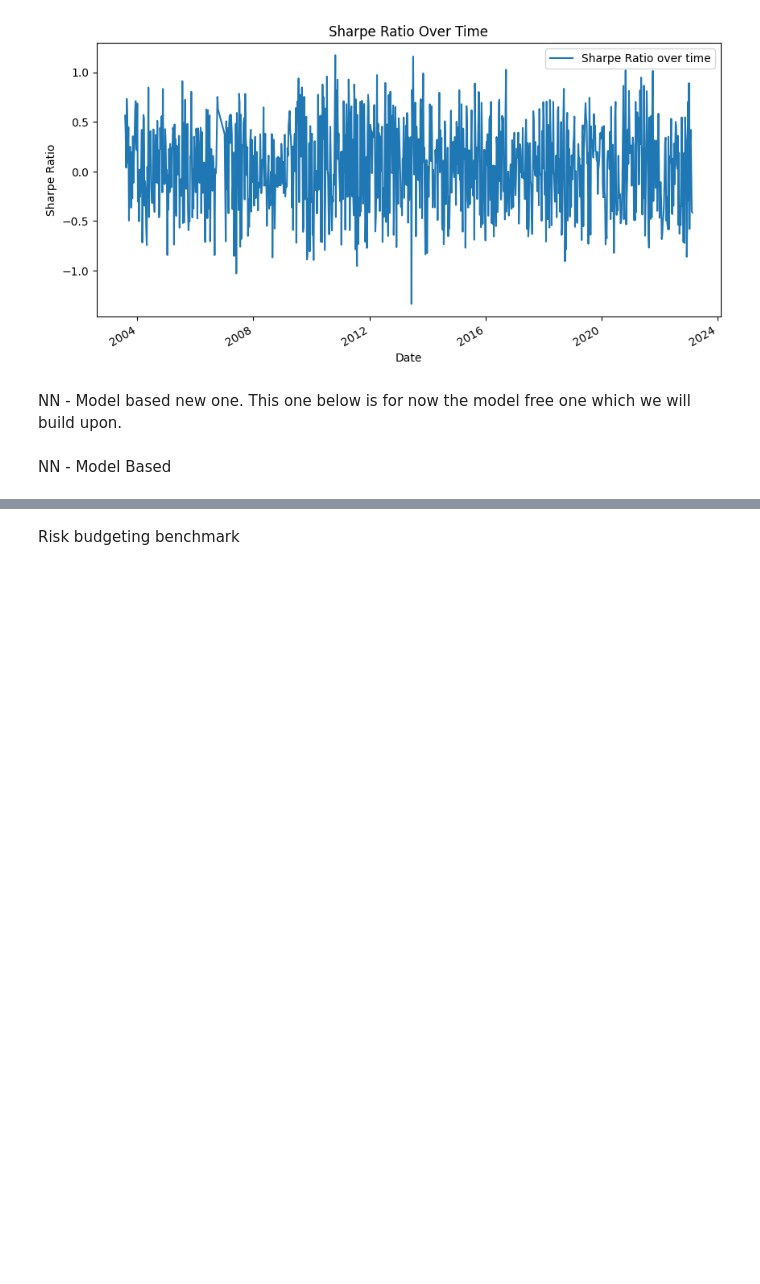
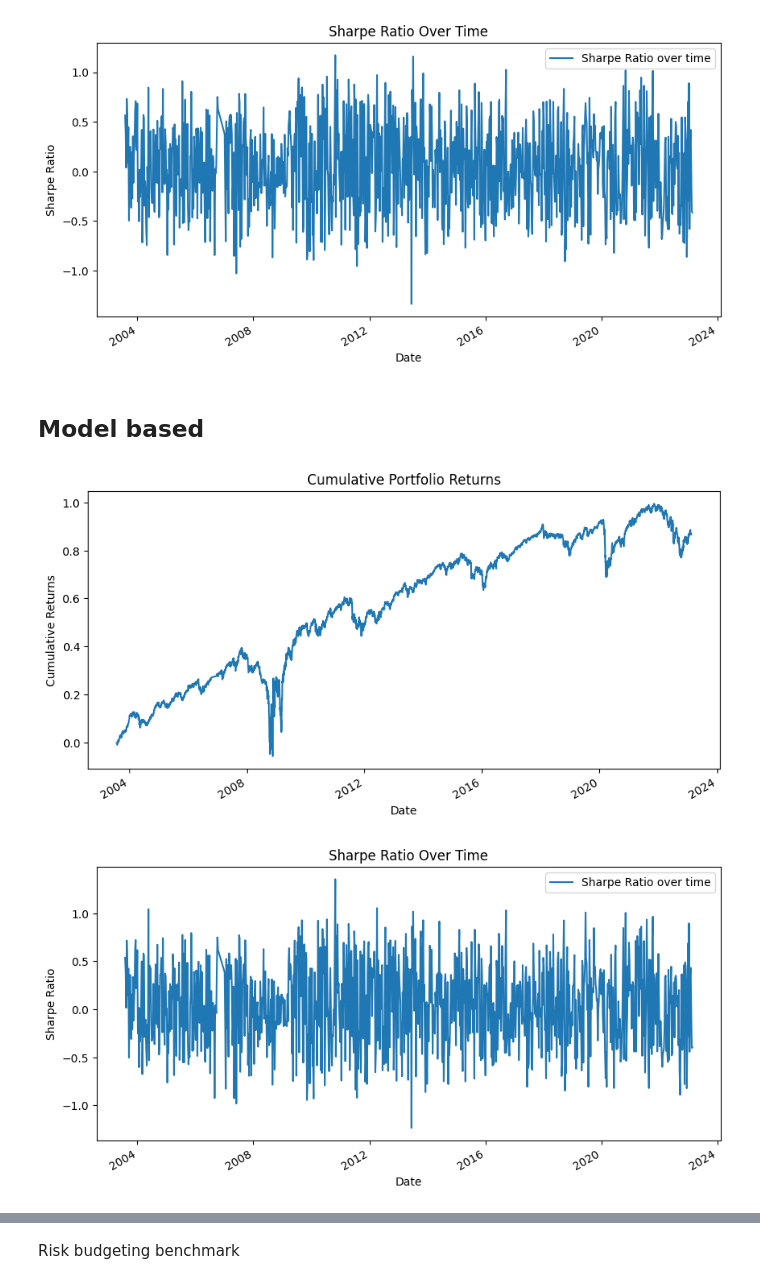
Before and after one commit to JakobA-Scott/ME2313, a Jupyter notebook: ap1_test_3.ipynb, the cells around one changed output, grey strips where cells are left out. Saved outputs shown, nothing was run; the diff lists cells and outputs as text; code cells hidden in the pictures; blank space fills up the shorter version.

```diff
--- a/ap1_test_3.ipynb
+++ b/ap1_test_3.ipynb
@@ -412,9 +405,8 @@ plt.show()
 # %% [output]
 [figure]
 [figure]
-# %% [markdown]
-NN - Model based new one.
-This one below is for now the model free one which we will build upon.
+# %% [markdown]
+## Model based
 # %%
 import torch
 import torch.nn as nn
@@ -426,17 +418,20 @@ from sklearn.preprocessing import StandardScaler
 from tqdm import tqdm
 import matplotlib.pyplot as plt
 import sys
+import cvxpy as cp
 
 # Define the neural network model
-class MultivariateNN(nn.Module):
-    def __init__(self, input_dim, hidden_dim, output_dim):
-        super(MultivariateNN, self).__init__()
+class MultivariateNNWithRiskBudgeting(nn.Module):
+    def __init__(self, input_dim, hidden_dim, n_assets, risk_budgets):
+        super(MultivariateNNWithRiskBudgeting, self).__init__()
         self.input_layer = nn.Linear(input_dim, hidden_dim)
-        self.hidden_layer = nn.Linear(hidden_dim, output_dim)
+        self.hidden_layer = nn.Linear(hidden_dim, hidden_dim)
+        self.risk_budgeting_layer = RiskBudgetingLayer(n_assets, risk_budgets)
 
     def forward(self, x):
         x = F.leaky_relu(self.input_layer(x))
         x = F.softmax(self.hidden_layer(x), dim=1)
+        x = self.risk_budgeting_layer(x)
         return x
 
 # Custom Sharpe Ratio Loss
@@ -453,6 +448,42 @@ class SharpeRatioLoss(nn.Module):
         std_dev_return = portfolio_returns.std()
         sharpe_ratio = (expected_return - self.risk_free_rate) / (std_dev_return + 1e-6)
         return -sharpe_ratio
+
+class RiskBudgetingLayer(nn.Module):
+    def __init__(self, n_assets, risk_budgets):
+        super(RiskBudgetingLayer, self).__init__()
+        self.n_assets = n_assets
+        self.risk_budgets = risk_budgets
+
+    def forward(self, x):
+        # Calculate covariance matrix
+        covariance_matrix = torch.cov(x.T).detach().cpu().numpy()
+        assert covariance_matrix.shape[0] == covariance_matrix.shape[1], "Covariance matrix is not square"
+
+        # Ensure positive semi-definiteness of the covariance matrix
+        covariance_matrix = (covariance_matrix + covariance_matrix.T) / 2
+        eigenvalues, _ = np.linalg.eigh(covariance_matrix)
+        covariance_matrix += np.eye(self.n_assets) * np.maximum(0, -eigenvalues.min() + 1e-6)
+
+        # Convex optimization
+        y = cp.Variable(self.n_assets)
+        objective = cp.Minimize(cp.sqrt(cp.quad_form(y, covariance_matrix)))
+        constraints = [cp.sum(cp.multiply(self.risk_budgets, cp.log(y))) >= 1, y >= 1e-5]
+        problem = cp.Problem(objective, constraints)
+        problem.solve(solver=cp.SCS, qcp=True, eps=1e-5, max_iters=100)
+        optimized_allocation = y.value
+
+        # Check for invalid values and handle them
+        if optimized_allocation is None or np.any(np.isnan(optimized_allocation)):
+            optimized_allocation = np.ones(self.n_assets) / self.n_assets  # Fallback to equal allocation
+
+        # Convert back to PyTorch tensor with a differentiable operation
+        optimized_allocation_tensor = torch.tensor(optimized_allocation, dtype=torch.float, requires_grad=True)
+
+        # Apply softmax to ensure the output sums to 1
+        return F.softmax(optimized_allocation_tensor * 1.0, dim=0)
+
+
 
 # Assuming 'feature_df' and 'df_last_10_years' are your datasets as pandas DataFrames
 calculated_features_df = pd.DataFrame(feature_df)
@@ -524,32 +555,33 @@ for d in tqdm(date_range):
         normalized_predicted_weights = test_output.cpu().numpy() / np.sum(test_output.cpu().numpy(), axis=1, keepdims=True)
         weights_over_time.append(normalized_predicted_weights)
         sharpe_ratios_over_time.append(-test_loss.item())
 
 
 d_new = [item for sublist in dates_over_time for item in sublist]
 w_new = [item for sublist in weights_over_time for item in sublist]
 w_df = pd.DataFrame(index = d_new, data = w_new, columns = y.columns)
 w_df_filled = w_df.resample('B').ffill()
 
 # Calculating returns and Sharpe Ratio
 portfolio_returns = w_df_filled.multiply(y).dropna(how='all')
 cumulative_returns = portfolio_returns.sum(axis=1).cumsum()
 
 # Plot cumulative returns
 plt.figure(figsize=(10, 5))
 cumulative_returns.plot(title='Cumulative Portfolio Returns')
 plt.xlabel("Date")
 plt.ylabel("Cumulative Returns")
 plt.show()
 
 # Plot Sharpe Ratio over time
 plt.figure(figsize=(10, 5))
 plt.plot(dates_over_time, sharpe_ratios_over_time, label="Sharpe Ratio over time")
 plt.xlabel("Date")
 plt.ylabel("Sharpe Ratio")
 plt.title("Sharpe Ratio Over Time")
 plt.legend()
 plt.gcf().autofmt_xdate()  # Auto-format the x-axis dates
 plt.show()
+# %% [output]
+[figure, added]
+[figure, added]
-# %% [markdown]
-NN - Model Based
```
Also changed, not shown: parts of 6 cells of this notebook.
